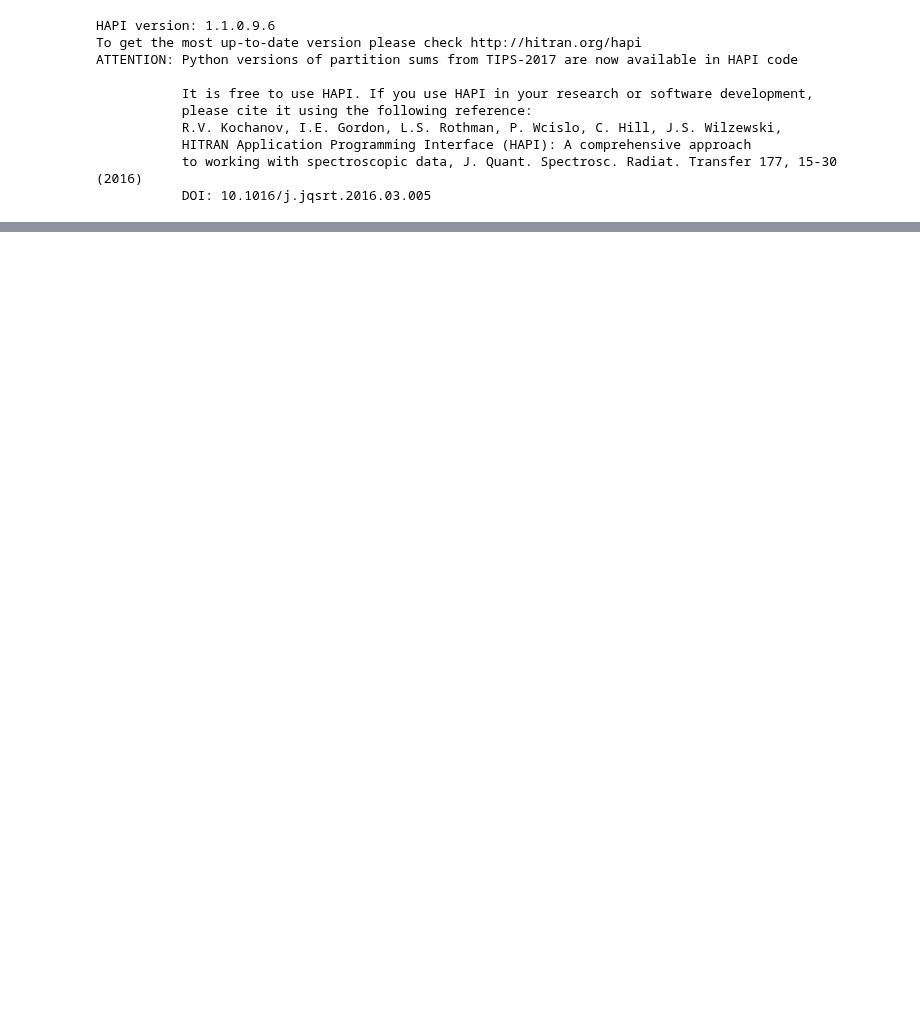
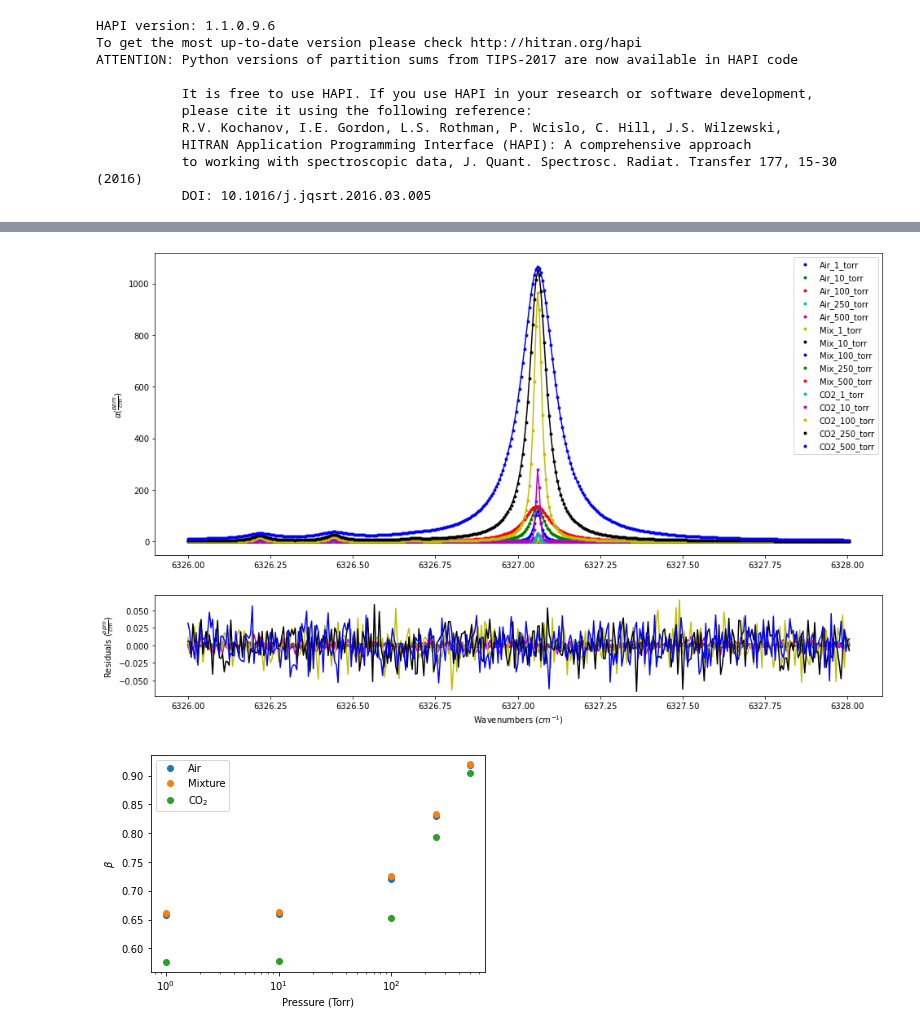
Before and after one commit to usnistgov/MATS, a Jupyter notebook: MATS/Examples/CO2 - Beta Parameterization/Fitting_Protocol_Beta_Correction.ipynb, the cells around one changed output, grey strips where cells are left out. Drawn from its saved outputs; the diff is of its cells as text; code cells hidden in the pictures; blank space fills up the shorter version.

```diff
--- a/MATS/Examples/CO2 - Beta Parameterization/Fitting_Protocol_Beta_Correction.ipynb
+++ b/MATS/Examples/CO2 - Beta Parameterization/Fitting_Protocol_Beta_Correction.ipynb
@@ -296,0 +249,36 @@ None
+# %%
+
+os.chdir(path)
+fit_data = Fit_DataSet(SPECTRA,'Baseline_LineList', 'Parameter_LineList', minimum_parameter_fit_intensity = 1e-24,
+                      beta_formalism = True)
+params = fit_data.generate_params()
+result = fit_data.fit_data(params, wing_cutoff = 25,wing_method = 'wing_wavenumbers')
+#print (result.params.pretty_print())
+
+fit_data.residual_analysis(result, indv_resid_plot=False)
+fit_data.update_params(result)
+SPECTRA.generate_summary_file(save_file = True)
+SPECTRA.plot_model_residuals()
+fit_data.generate_beta_output_file()
+
+beta_summary_file = pd.read_csv('Beta Summary File.csv', index_col = 0)
+beta_summary_file[beta_summary_file['nuVC_air_vary']==True]
+
+pressures = [1,10, 100, 250, 500]
+air_beta = [beta_summary_file[beta_summary_file.index == 62]['Beta_1'].values[0], beta_summary_file[beta_summary_file.index == 62]['Beta_2'].values[0], beta_summary_file[beta_summary_file.index == 62]['Beta_3'].values[0],
+            beta_summary_file[beta_summary_file.index == 62]['Beta_4'].values[0], beta_summary_file[beta_summary_file.index == 62]['Beta_5'].values[0]]
+mix_beta = [beta_summary_file[beta_summary_file.index == 62]['Beta_6'].values[0], beta_summary_file[beta_summary_file.index == 62]['Beta_7'].values[0], beta_summary_file[beta_summary_file.index == 62]['Beta_8'].values[0],
+            beta_summary_file[beta_summary_file.index == 62]['Beta_9'].values[0], beta_summary_file[beta_summary_file.index == 62]['Beta_10'].values[0]]
+CO2_beta = [beta_summary_file[beta_summary_file.index == 62]['Beta_11'].values[0], beta_summary_file[beta_summary_file.index == 62]['Beta_12'].values, beta_summary_file[beta_summary_file.index == 62]['Beta_13'].values[0],
+            beta_summary_file[beta_summary_file.index == 62]['Beta_14'].values[0], beta_summary_file[beta_summary_file.index == 62]['Beta_15'].values[0]]
+
+plt.semilogx(pressures, air_beta, 'o', label = 'Air')
+plt.semilogx(pressures, mix_beta, 'o', label = 'Mixture')
+plt.semilogx(pressures, CO2_beta, 'o', label = 'CO$_{2}$')
+plt.xlabel('Pressure (Torr)')
+plt.ylabel('$\\beta$')
+plt.legend()
+plt.show()
+# %% [output]
+[figure, added]
+[figure, added]
```
Also changed, not shown: parts of 11 cells of this notebook, 41 other files.
